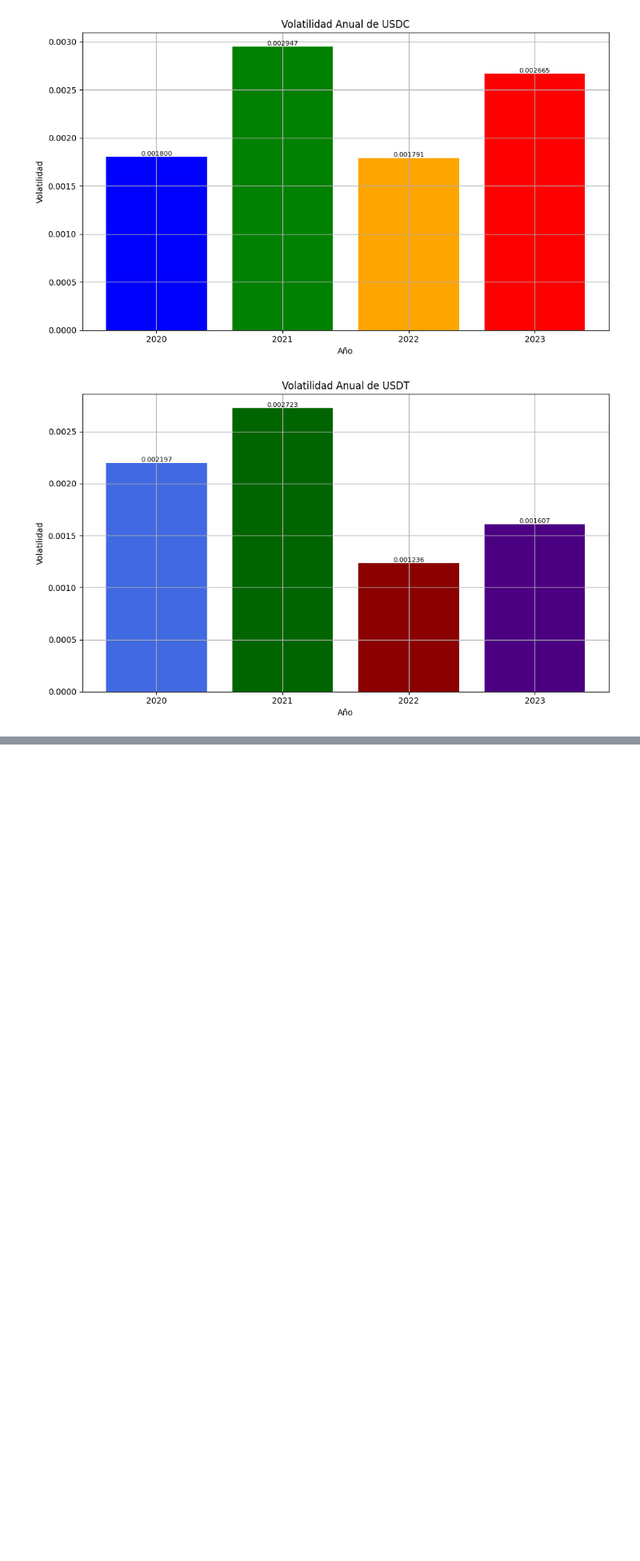
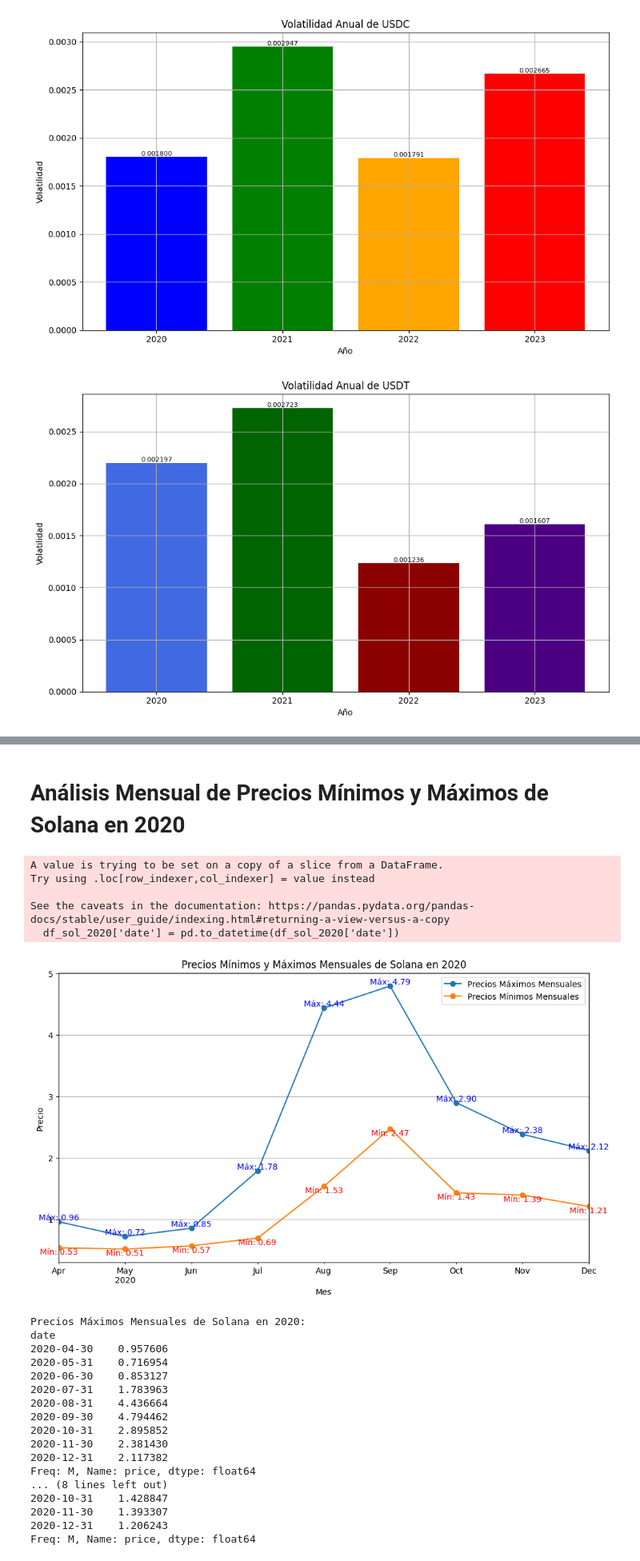
Before and after one commit to Bzetatuc/PI_2_Henry, a Jupyter notebook: EDA/eda.ipynb, the cells around one changed output, grey strips where cells are left out. Shown at 80% size. Cells and saved outputs as stored; diff of their text form; code cells hidden in the pictures; blank space fills up the shorter version.

```diff
--- a/EDA/eda.ipynb
+++ b/EDA/eda.ipynb
@@ -2156,0 +2187,3 @@ En resumen, estos gráficos de volatilidad proporcionan una representación cuan
+# %%
+df_sol = pd.read_csv("/Users/benjaminzelaya/Desktop/PI_DA-main/PI_2_Henry/PI_2_Henry/DATA ETL/combined_df_solana.csv")
+df_sol
@@ -2156,0 +2264,67 @@ En resumen, estos gráficos de volatilidad proporcionan una representación cuan
+# %% [markdown]
+# Análisis Mensual de Precios Mínimos y Máximos de Solana en 2020
+# %%
+# Convertir la columna 'date' a tipo datetime
+df_sol_2020['date'] = pd.to_datetime(df_sol_2020['date'])
+
+# Establecer la columna 'date' como índice del DataFrame
+df_sol_2020.set_index('date', inplace=True)
+
+# Resample del DataFrame para obtener los precios máximos y mínimos mensuales
+df_monthly_max = df_sol_2020['price'].resample('M').max()
+df_monthly_min = df_sol_2020['price'].resample('M').min()
+
+# Crear el gráfico de los precios máximos y mínimos mensuales
+plt.figure(figsize=(10, 6))
+df_monthly_max.plot(kind='line', marker='o', label='Precios Máximos Mensuales')
+df_monthly_min.plot(kind='line', marker='o', label='Precios Mínimos Mensuales')
+plt.title('Precios Mínimos y Máximos Mensuales de Solana en 2020')
+plt.xlabel('Mes')
+plt.ylabel('Precio')
+plt.legend()
+plt.grid(True)
+
+# Agregar los precios máximos como etiquetas en el gráfico
+for date, price in df_monthly_max.items():
+    plt.text(date, price, f'Máx: {price:.2f}', ha='center', va='bottom', fontsize=10, color='blue')
+
+# Agregar los precios mínimos como etiquetas en el gráfico
+for date, price in df_monthly_min.items():
+    plt.text(date, price, f'Mín: {price:.2f}', ha='center', va='top', fontsize=10, color='red')
+
+# Rotar las etiquetas del eje x para una mejor legibilidad
+plt.xticks(rotation=45)
+
+plt.tight_layout()  # Ajustar el diseño para evitar superposiciones
+plt.show()
+
+# Imprimir los precios máximos y mínimos mensuales con las fechas correspondientes
+print("Precios Máximos Mensuales de Solana en 2020:")
+print(df_monthly_max)
+
+print("Precios Mínimos Mensuales de Solana en 2020:")
+print(df_monthly_min)
+# %% [output]
+A value is trying to be set on a copy of a slice from a DataFrame.
+Try using .loc[row_indexer,col_indexer] = value instead
+
+See the caveats in the documentation: https://pandas.pydata.org/pandas-docs/stable/user_guide/indexing.html#returning-a-view-versus-a-copy
+  df_sol_2020['date'] = pd.to_datetime(df_sol_2020['date'])
+[figure, added]
+Precios Máximos Mensuales de Solana en 2020:
+date
+2020-04-30    0.957606
+2020-05-31    0.716954
+2020-06-30    0.853127
+2020-07-31    1.783963
+2020-08-31    4.436664
+2020-09-30    4.794462
+2020-10-31    2.895852
+2020-11-30    2.381430
+2020-12-31    2.117382
+Freq: M, Name: price, dtype: float64
+... (8 lines left out)
+2020-10-31    1.428847
+2020-11-30    1.393307
+2020-12-31    1.206243
+Freq: M, Name: price, dtype: float64
```
Also changed, not shown: parts of 41 cells of this notebook, 32 other files.
